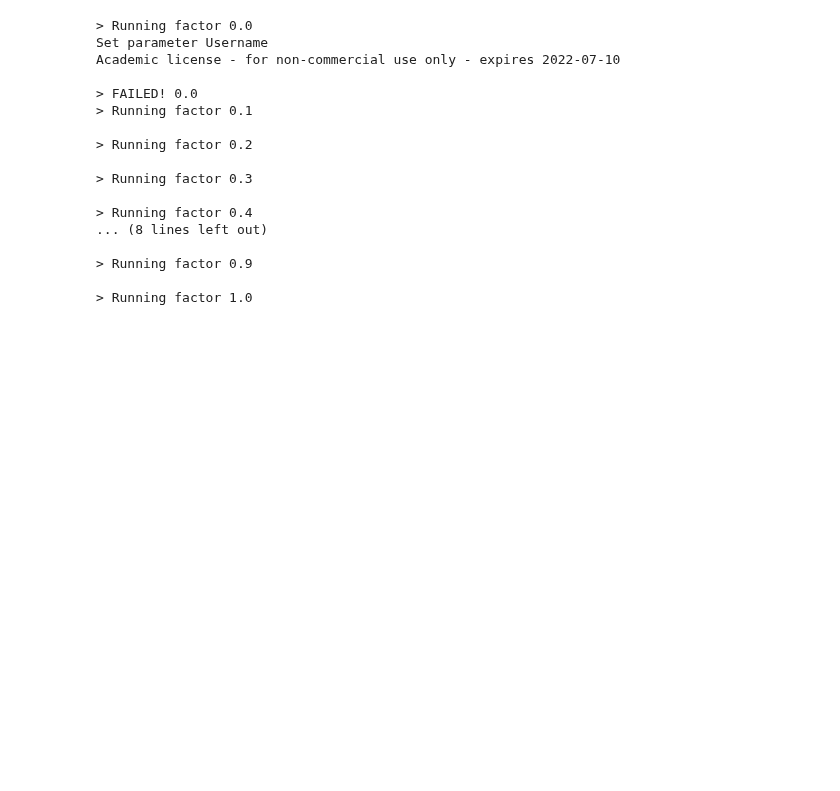
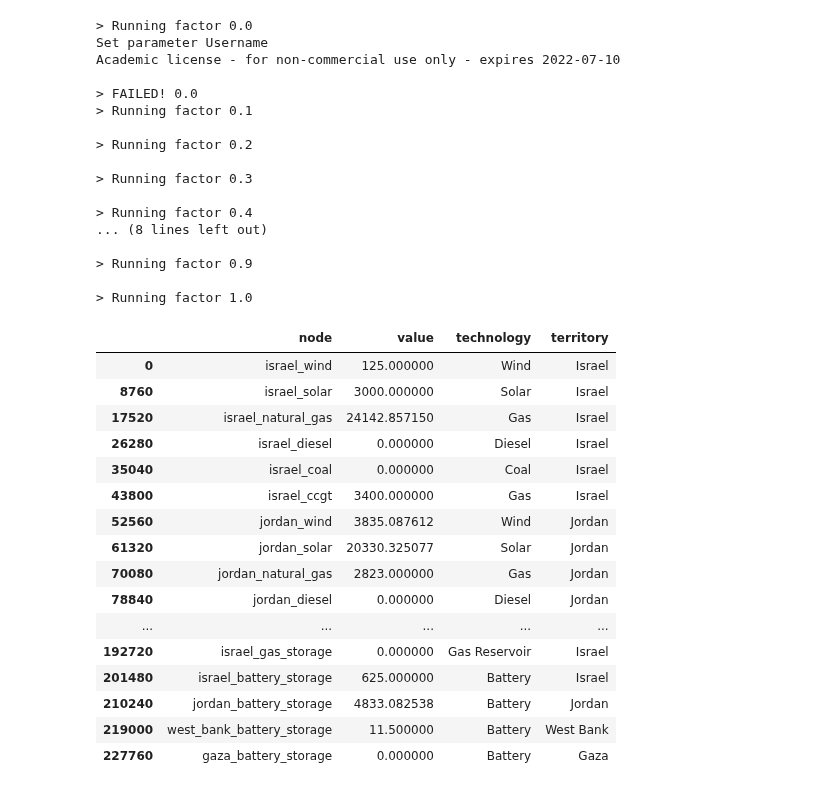
Before and after one commit to amanmajid/nextra, a Jupyter notebook: analysis/py_Palestine_self_sufficiency_analysis.ipynb, the cells around one changed output. Saved outputs shown, nothing was run; the diff lists cells and outputs as text; code cells hidden in the pictures; blank space fills up the shorter version.

```diff
--- a/analysis/py_Palestine_self_sufficiency_analysis.ipynb
+++ b/analysis/py_Palestine_self_sufficiency_analysis.ipynb
@@ -31,7 +31,7 @@ def merge_capacity_data(results_dict):
 #File paths
 nodes = '../data/nextra/spatial/network/nodes.shp'
 edges = '../data/nextra/spatial/network/edges.shp'
-flows = '../data/nextra/nodal_flows/processed_flows_2030.csv'
+flows = '../data/nextra/nodal_flows/processed_flows_2030_low.csv'
 
 # Params
 timesteps=None#24*30
@@ -139,3 +139,23 @@ for i in capacities.territory2.unique():
 
 # to csv
 capacities.to_csv('../outputs/results/merged_pal_self_suff_influence2.csv',index=False)
+# %%
+results['COO_0.3'].get_capacities()
+# %% [output]
+|  | node | value | technology | territory |
+| 0 | israel_wind | 125.000000 | Wind | Israel |
+| 8760 | israel_solar | 3000.000000 | Solar | Israel |
+| 17520 | israel_natural_gas | 24142.857150 | Gas | Israel |
+| 26280 | israel_diesel | 0.000000 | Diesel | Israel |
+| 35040 | israel_coal | 0.000000 | Coal | Israel |
+| 43800 | israel_ccgt | 3400.000000 | Gas | Israel |
+| 52560 | jordan_wind | 3835.087612 | Wind | Jordan |
+| 61320 | jordan_solar | 20330.325077 | Solar | Jordan |
+| 70080 | jordan_natural_gas | 2823.000000 | Gas | Jordan |
+| 78840 | jordan_diesel | 0.000000 | Diesel | Jordan |
+| ... | ... | ... | ... | ... |
+| 192720 | israel_gas_storage | 0.000000 | Gas Reservoir | Israel |
+| 201480 | israel_battery_storage | 625.000000 | Battery | Israel |
+| 210240 | jordan_battery_storage | 4833.082538 | Battery | Jordan |
+| 219000 | west_bank_battery_storage | 11.500000 | Battery | West Bank |
+| 227760 | gaza_battery_storage | 0.000000 | Battery | Gaza |
```
Also changed, not shown: parts of 2 cells of this notebook, 28 other files.
